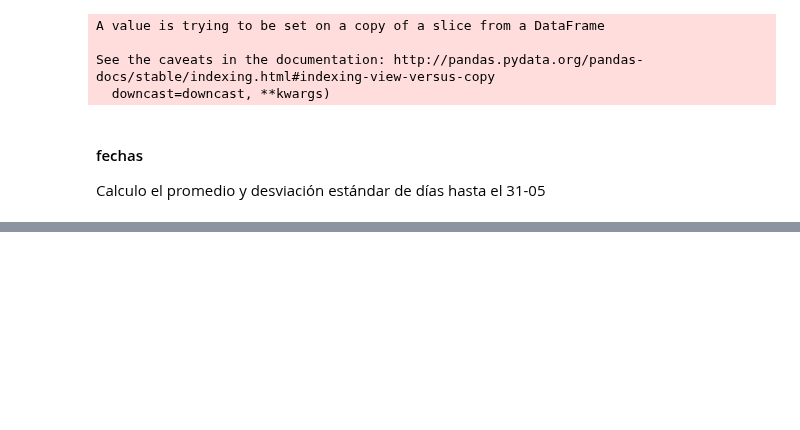
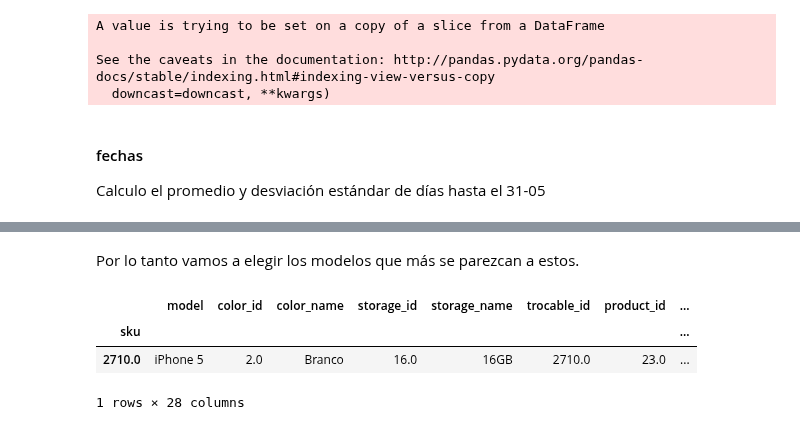
Before and after one commit to seblaz/7506-datos-tp2, a Jupyter notebook: Features/Features Seba.ipynb, the cells around one changed output, grey strips where cells are left out. Drawn from its saved outputs; the diff is of its cells as text; code cells hidden in the pictures; blank space fills up the shorter version.

```diff
--- a/Features/Features Seba.ipynb
+++ b/Features/Features Seba.ipynb
@@ -119,0 +217,10 @@ assert(df_features.shape[0] == df['person'].unique().shape[0])
+# %% [markdown]
+Por lo tanto vamos a elegir los modelos que más se parezcan a estos.
+# %%
+precios[(precios['model']=='iPhone 5') & (precios['condition_name']=='Bom')\
+        & (precios['color_name']=='Branco') & (precios['storage_name']=='16GB')]
+# %% [output]
+|  | model | color_id | color_name | storage_id | storage_name | trocable_id | product_id | ... |
+| sku |  |  |  |  |  |  |  | ... |
+| 2710.0 | iPhone 5 | 2.0 | Branco | 16.0 | 16GB | 2710.0 | 23.0 | ... |
+1 rows × 28 columns
```
Also changed, not shown: parts of 51 cells of this notebook, 5 other files.
